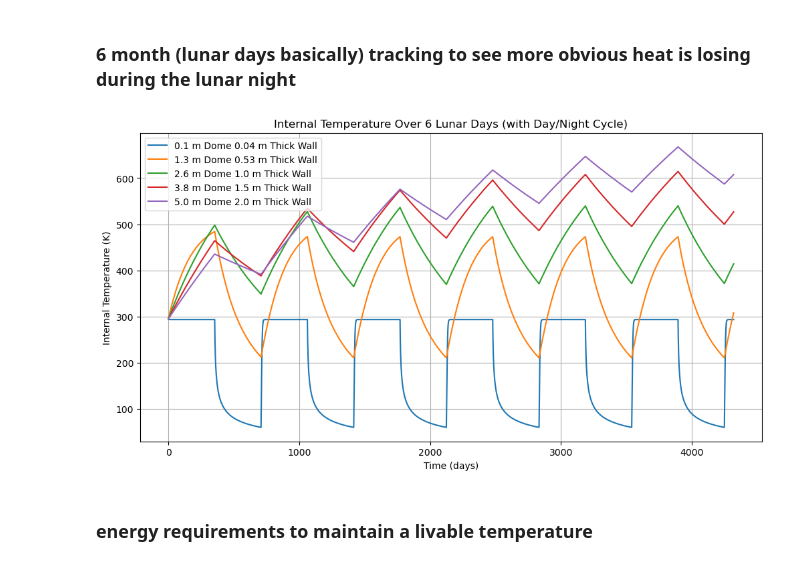
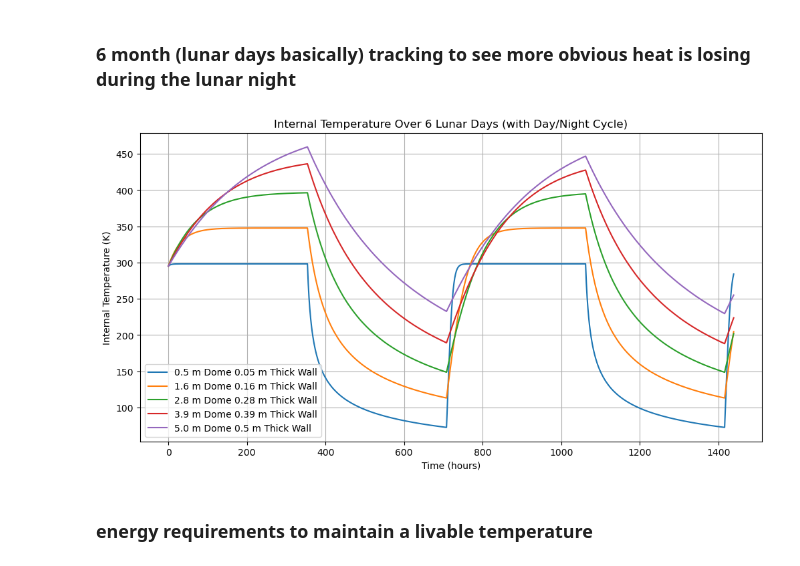
Before and after one commit to adambigg-s/aae338-report, a Jupyter notebook: report_calculations/dome_heating.ipynb, the cells around one changed output. Cells and saved outputs as stored; diff of their text form; code cells hidden in the pictures.

```diff
--- a/report_calculations/dome_heating.ipynb
+++ b/report_calculations/dome_heating.ipynb
@@ -37,7 +37,7 @@ AIR_DENSITY = 1.29 # kg / m^3
 REGOLITH_CONDUCTIVITY = 0.75 # found on the internet
 REGOLITH_DENSITY = 1300 # kg / m^3
 CP_REGOLITH = 1400 # J / kg / k
-WALL_THICKNESS_RATIO = 0.4 # fraction of sphere radius that is wall
+WALL_THICKNESS_RATIO = 0.1 # fraction of sphere radius that is wall
 # %%
 def point_source_heating(absorptivity, area, intensity):
     return absorptivity * area * intensity
@@ -138,10 +138,10 @@ calculated surface temperature: 223.90111383073173
 # %%
 datasets = []
 
-radii = np.linspace(0.1, 5.0, 5)
+radii = np.linspace(0.5, 5.0, 5)
 conductivity = REGOLITH_CONDUCTIVITY
 dt = 60 * 60
-duration = 60 * 60 * 24 * 10 # sec -> min -> day -> 180 days
+duration = 60 * 60 * 24 * 50 # sec -> min -> day -> 180 days
 
 for radius in radii:
     thickness = radius * WALL_THICKNESS_RATIO
@@ -194,44 +194,44 @@ plot.show()
 # %% [markdown]
 ### 6 month (lunar days basically) tracking to see more obvious heat is losing during the lunar night
 # %%
-duration = 60 * 60 * 24 * 180 # sec -> min -> day -> 180 days
+duration = 60 * 60 * 24 * 60 # sec -> min -> day -> 60 days
 dt = 60 * 60 # simultion in first order integration for 10 minutes
 lunar_day = 60 * 60 * 24 * 29.5
 sunlight_hours = 0.5
 
 datasets = []
-radii = np.linspace(0.1, 5, 5)
+radii = np.linspace(0.5, 5, 5)
 conductivity = REGOLITH_CONDUCTIVITY
 
 for radius in radii:
     thickness = radius * WALL_THICKNESS_RATIO
     wall = Wall(thickness, conductivity, EPSILON)
     sphere = Sphere(radius, wall)
     data = ThermalData(radius, thickness, conductivity)
 
     for t in range(0, duration, dt):
         time_in_cycle = t % lunar_day
         is_day: bool = time_in_cycle < (lunar_day * sunlight_hours)
         sphere.light_intensity = SOLAR_INTENSITY if is_day else 0 # basically turns the sun off if it is night
 
         data.times.append(t / (dt))
         data.internal_temperatures.append(sphere.internal_temperature)
         data.surface_temperatures.append(sphere.surface_temperature)
         data.q_dots.append(sphere.total_heat_transfer())
         sphere.reup_temperatures(dt)
 
     datasets.append(data)
 
 plot.figure(figsize=(12, 6))
 for data in datasets:
     plot.plot(data.times, data.internal_temperatures, label=f'{data.radius:0.2} m Dome {data.thickness:0.2} m Thick Wall')
 plot.title("Internal Temperature Over 6 Lunar Days (with Day/Night Cycle)")
-plot.xlabel("Time (days)")
+plot.xlabel("Time (hours)")
 plot.ylabel("Internal Temperature (K)")
 plot.grid(True)
 plot.legend()
 plot.show()
 # %% [output]
-[figure, old version]
+[figure, new version]
 # %% [markdown]
 ### energy requirements to maintain a livable temperature
```
Also changed, not shown: parts of 3 cells of this notebook.
